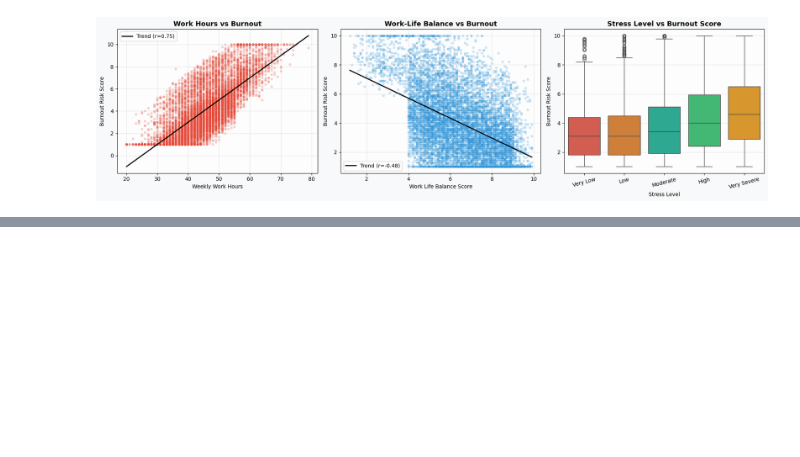
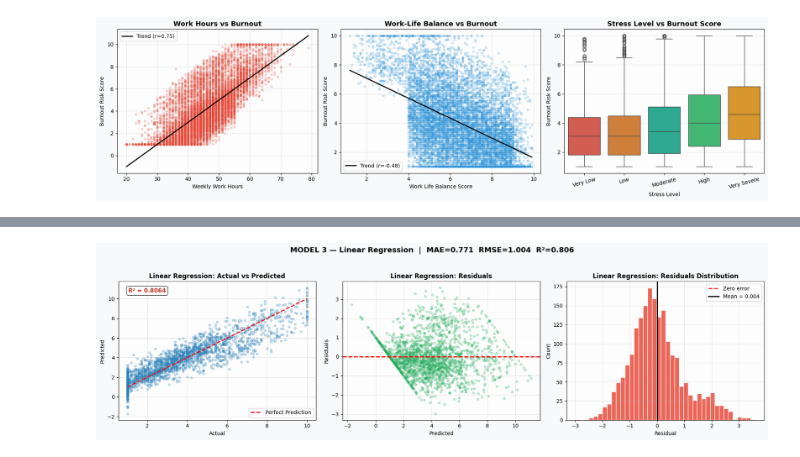
Before and after one commit to aghasaud1996/mental-health-workplace-analysis, a Jupyter notebook: mental_health_workplace_analysis.ipynb, the cells around one changed output, grey strips where cells are left out. Cells and saved outputs as stored; diff of their text form; code cells hidden in the pictures; blank space fills up the shorter version.

```diff
--- a/mental_health_workplace_analysis.ipynb
+++ b/mental_health_workplace_analysis.ipynb
@@ -448,0 +559,19 @@ plt.show()
+# %%
+from sklearn.linear_model import LinearRegression
+from sklearn.metrics import mean_absolute_error, mean_squared_error, r2_score
+
+lr = LinearRegression()
+lr.fit(X_train_s, y_train)
+y_pred_lr = lr.predict(X_test_s)
+
+mae_lr  = mean_absolute_error(y_test, y_pred_lr)
+rmse_lr = np.sqrt(mean_squared_error(y_test, y_pred_lr))
+r2_lr   = r2_score(y_test, y_pred_lr)
+
+print("=" * 40)
+print("        Linear Regression Results")
+print("=" * 40)
+print(f"  MAE  : {mae_lr:.4f}")
+print(f"  RMSE : {rmse_lr:.4f}")
+print(f"  R²   : {r2_lr:.4f}")
+print("=" * 40)
@@ -448,0 +586,40 @@ plt.show()
+# %%
+fig, axes = plt.subplots(1, 3, figsize=(18, 5))
+fig.patch.set_facecolor('#f8f9fa')
+
+# Actual vs Predicted
+ax = axes[0]
+ax.scatter(y_test, y_pred_lr, alpha=0.25, color='#2980b9', s=18)
+mn, mx = y_test.min(), y_test.max()
+ax.plot([mn, mx], [mn, mx], 'r--', lw=2, label='Perfect Prediction')
+ax.set_title('Linear Regression: Actual vs Predicted', fontsize=12, fontweight='bold')
+ax.set_xlabel('Actual'); ax.set_ylabel('Predicted'); ax.legend()
+ax.set_facecolor('#fdfdfd'); ax.grid(alpha=0.3)
+ax.text(0.05, 0.92, f'R² = {r2_lr:.4f}', transform=ax.transAxes,
+        fontsize=11, color='#c0392b', fontweight='bold',
+        bbox=dict(boxstyle='round', facecolor='white', alpha=0.8))
+
+# Residuals
+ax = axes[1]
+res_lr = y_test - y_pred_lr
+ax.scatter(y_pred_lr, res_lr, alpha=0.25, color='#27ae60', s=18)
+ax.axhline(0, color='red', lw=2, linestyle='--')
+ax.set_title('Linear Regression: Residuals', fontsize=12, fontweight='bold')
+ax.set_xlabel('Predicted'); ax.set_ylabel('Residuals')
+ax.set_facecolor('#fdfdfd'); ax.grid(alpha=0.3)
+
+# Residuals Distribution
+ax = axes[2]
+ax.hist(res_lr, bins=40, color='#e74c3c', edgecolor='white', alpha=0.85)
+ax.axvline(0, color='red', lw=2, linestyle='--', label='Zero error')
+ax.axvline(res_lr.mean(), color='black', lw=2, label=f'Mean = {res_lr.mean():.3f}')
+ax.set_title('Linear Regression: Residuals Distribution', fontsize=12, fontweight='bold')
+ax.set_xlabel('Residual'); ax.set_ylabel('Count'); ax.legend()
+ax.set_facecolor('#fdfdfd'); ax.grid(alpha=0.3)
+
+fig.suptitle(f'MODEL 3 — Linear Regression  |  MAE={mae_lr:.3f}  RMSE={rmse_lr:.3f}  R²={r2_lr:.3f}',
+             fontsize=14, fontweight='bold', y=1.04)
+plt.tight_layout()
+plt.show()
+# %% [output]
+[figure, added]
```
Also changed, not shown: parts of 21 cells of this notebook, 1 other file.
